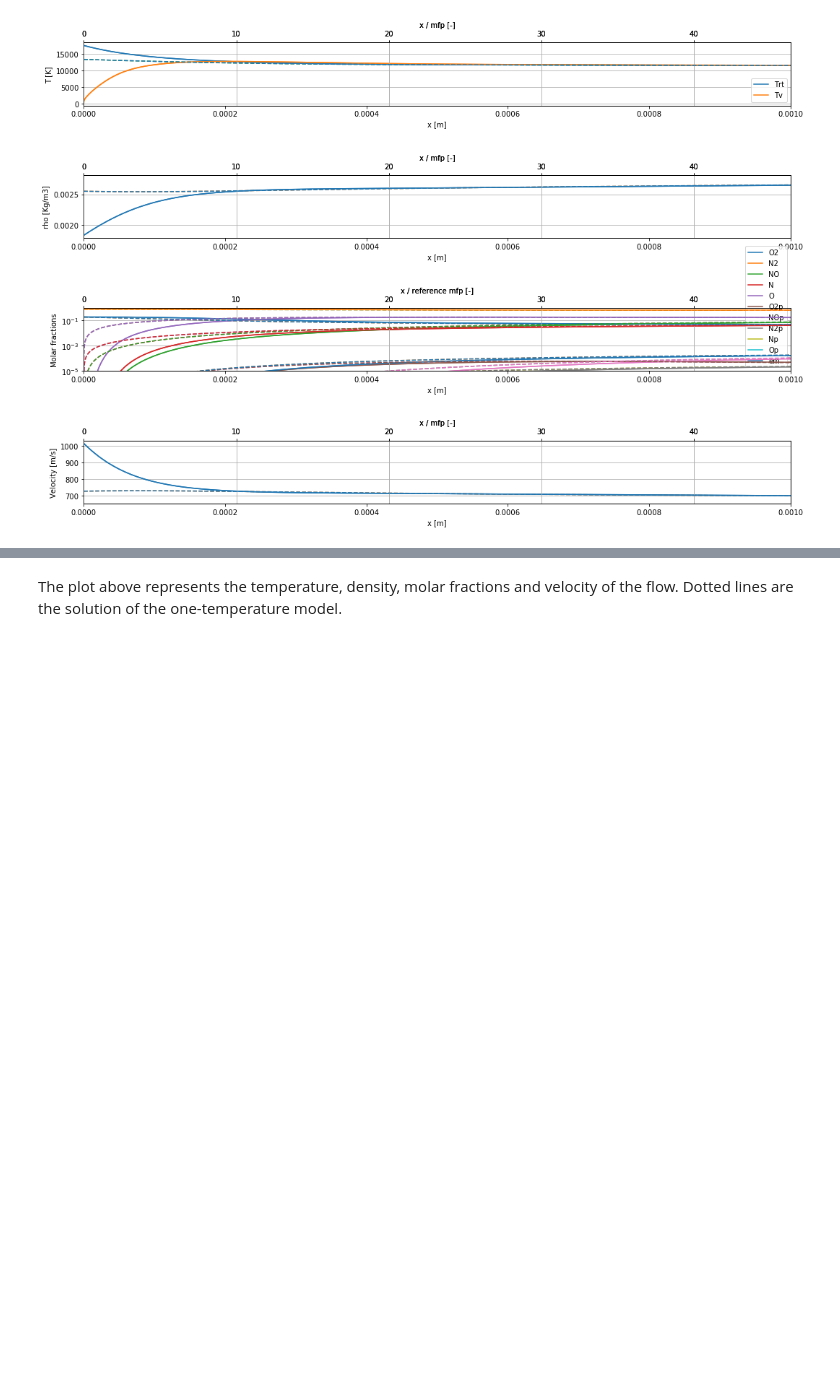
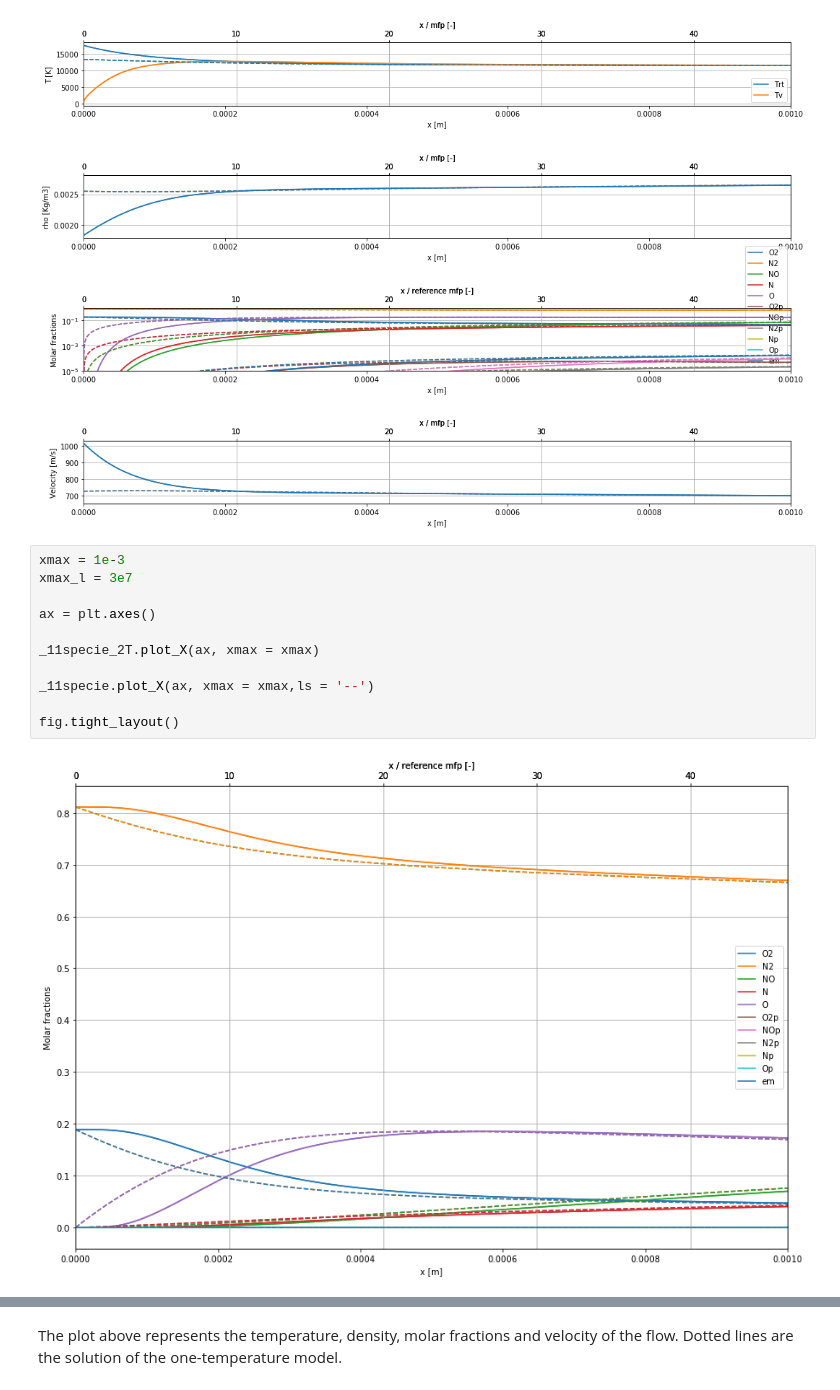
Before and after one commit to 20edo/Reactive_shock_air, a Jupyter notebook: Book_mod_by_me/Results/Results.ipynb, the cells around one changed output, grey strips where cells are left out. Saved outputs shown, nothing was run; the diff lists cells and outputs as text; blank space fills up the shorter version.

```diff
--- a/Book_mod_by_me/Results/Results.ipynb
+++ b/Book_mod_by_me/Results/Results.ipynb
@@ -125,6 +125,19 @@ _11specie.plot_u(ax[3], xmax = xmax, ls = '--')
 fig.tight_layout()
 # %% [output]
 [figure]
+# %%
+xmax = 1e-3
+xmax_l = 3e7
+
+ax = plt.axes()
+
+_11specie_2T.plot_X(ax, xmax = xmax)
+
+_11specie.plot_X(ax, xmax = xmax,ls = '--')
+
+fig.tight_layout()
+# %% [output]
+[figure, added]
 # %%
 ax = plt.axes()
 ax.plot(_11specie.sol_x, _11specie.sol_p,'--')
```
Also changed, not shown: parts of 31 cells of this notebook, 1 other file.
